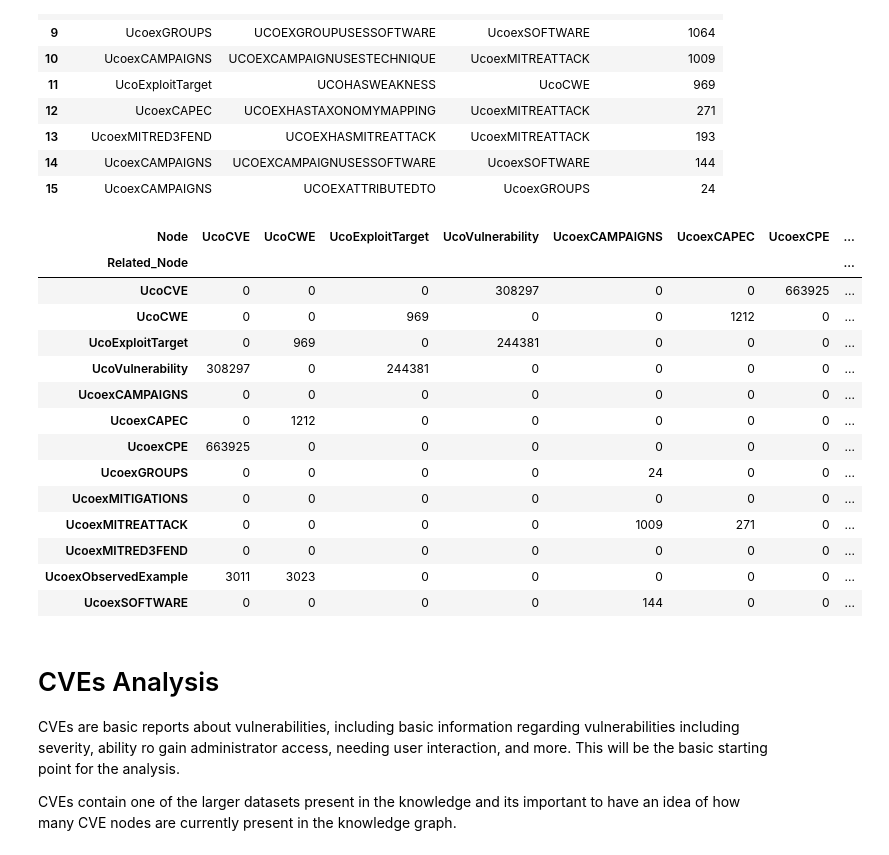
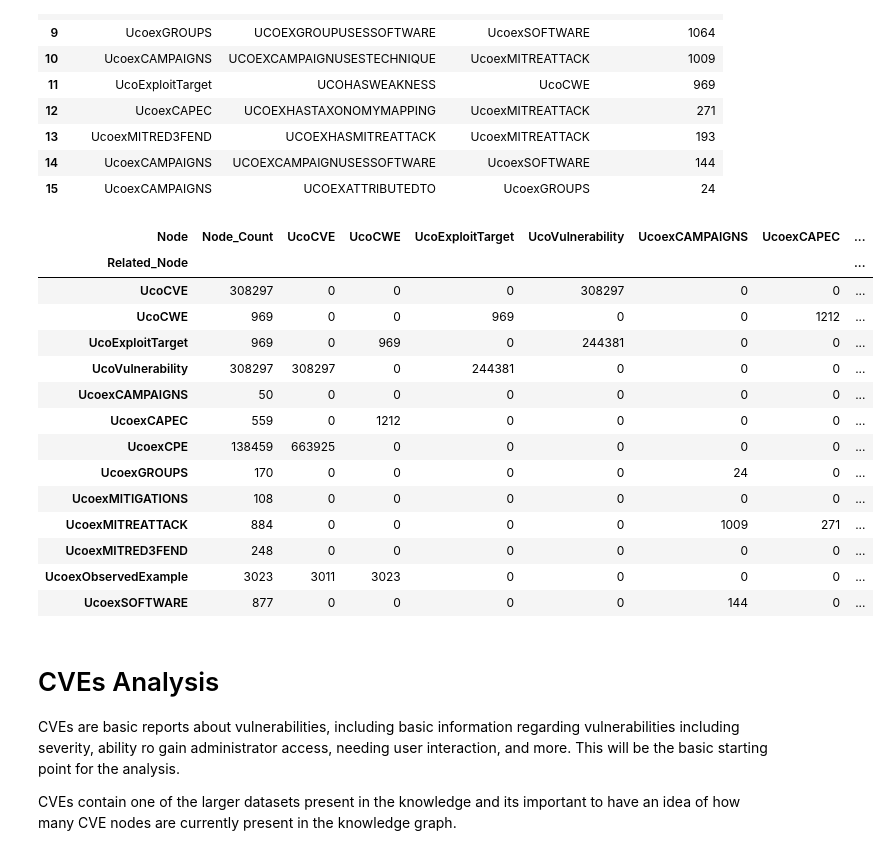
Before and after one commit to edogdu/UCKG, a Jupyter notebook: documents/notebooks/UCKG_Analysis.ipynb, the cells around one changed output. Saved outputs shown, nothing was run; the diff lists cells and outputs as text; code cells hidden in the pictures.

Commit message:
Made adjustments to the matrix for node counts and relationships

```diff
--- a/documents/notebooks/UCKG_Analysis.ipynb
+++ b/documents/notebooks/UCKG_Analysis.ipynb
@@ -212,37 +213,43 @@ df
 # %%
 count = """
     MATCH (n)-[r]-(m)
     WHERE labels(n)[1] CONTAINS 'Uco' AND labels(m)[1] CONTAINS 'Uco'
-    RETURN labels(n)[1] as Node, COUNT (DISTINCT n) as node_count, type(r) as Relationship, labels(m)[1] as Related_Node, COUNT(r) as Relationship_Count
-    ORDER BY node_count DESC
+    RETURN labels(n)[1] as Node, type(r) as Relationship, labels(m)[1] as Related_Node, COUNT(r) as Relationship_Count
 """
 
 params = {}
 count = run_query(count, parameters=params)
 
 #creates a datafram to output the results
 df = pd.DataFrame(count)
 df
 
 feature_matrix = df.pivot_table(index='Related_Node', columns='Node', values='Relationship_Count', aggfunc='sum').fillna(0)
 feature_matrix = feature_matrix.fillna(0).astype(int)
+
+
+node_count = [308297, 969, 969, 308297, 50, 559, 138459, 170, 108, 884, 248, 3023, 877]
+feature_matrix['Node_Count'] = node_count
+cols = list(feature_matrix.columns)
+cols.insert(0, cols.pop(cols.index('Node_Count')))
+feature_matrix = feature_matrix[cols]
 feature_matrix
 # %% [output]
-| Node | UcoCVE | UcoCWE | UcoExploitTarget | UcoVulnerability | UcoexCAMPAIGNS | UcoexCAPEC | UcoexCPE | ... |
+| Node | Node_Count | UcoCVE | UcoCWE | UcoExploitTarget | UcoVulnerability | UcoexCAMPAIGNS | UcoexCAPEC | ... |
 | Related_Node |  |  |  |  |  |  |  | ... |
-| UcoCVE | 0 | 0 | 0 | 308297 | 0 | 0 | 663925 | ... |
-| UcoCWE | 0 | 0 | 969 | 0 | 0 | 1212 | 0 | ... |
-| UcoExploitTarget | 0 | 969 | 0 | 244381 | 0 | 0 | 0 | ... |
-| UcoVulnerability | 308297 | 0 | 244381 | 0 | 0 | 0 | 0 | ... |
-| UcoexCAMPAIGNS | 0 | 0 | 0 | 0 | 0 | 0 | 0 | ... |
-| UcoexCAPEC | 0 | 1212 | 0 | 0 | 0 | 0 | 0 | ... |
-| UcoexCPE | 663925 | 0 | 0 | 0 | 0 | 0 | 0 | ... |
-| UcoexGROUPS | 0 | 0 | 0 | 0 | 24 | 0 | 0 | ... |
-| UcoexMITIGATIONS | 0 | 0 | 0 | 0 | 0 | 0 | 0 | ... |
-| UcoexMITREATTACK | 0 | 0 | 0 | 0 | 1009 | 271 | 0 | ... |
-| UcoexMITRED3FEND | 0 | 0 | 0 | 0 | 0 | 0 | 0 | ... |
-| UcoexObservedExample | 3011 | 3023 | 0 | 0 | 0 | 0 | 0 | ... |
-| UcoexSOFTWARE | 0 | 0 | 0 | 0 | 144 | 0 | 0 | ... |
+| UcoCVE | 308297 | 0 | 0 | 0 | 308297 | 0 | 0 | ... |
+| UcoCWE | 969 | 0 | 0 | 969 | 0 | 0 | 1212 | ... |
+| UcoExploitTarget | 969 | 0 | 969 | 0 | 244381 | 0 | 0 | ... |
+| UcoVulnerability | 308297 | 308297 | 0 | 244381 | 0 | 0 | 0 | ... |
+| UcoexCAMPAIGNS | 50 | 0 | 0 | 0 | 0 | 0 | 0 | ... |
+| UcoexCAPEC | 559 | 0 | 1212 | 0 | 0 | 0 | 0 | ... |
+| UcoexCPE | 138459 | 663925 | 0 | 0 | 0 | 0 | 0 | ... |
+| UcoexGROUPS | 170 | 0 | 0 | 0 | 0 | 24 | 0 | ... |
+| UcoexMITIGATIONS | 108 | 0 | 0 | 0 | 0 | 0 | 0 | ... |
+| UcoexMITREATTACK | 884 | 0 | 0 | 0 | 0 | 1009 | 271 | ... |
+| UcoexMITRED3FEND | 248 | 0 | 0 | 0 | 0 | 0 | 0 | ... |
+| UcoexObservedExample | 3023 | 3011 | 3023 | 0 | 0 | 0 | 0 | ... |
+| UcoexSOFTWARE | 877 | 0 | 0 | 0 | 0 | 144 | 0 | ... |
 # %% [markdown]
 # CVEs Analysis
 
```
Also changed, not shown: parts of 3 cells of this notebook.
